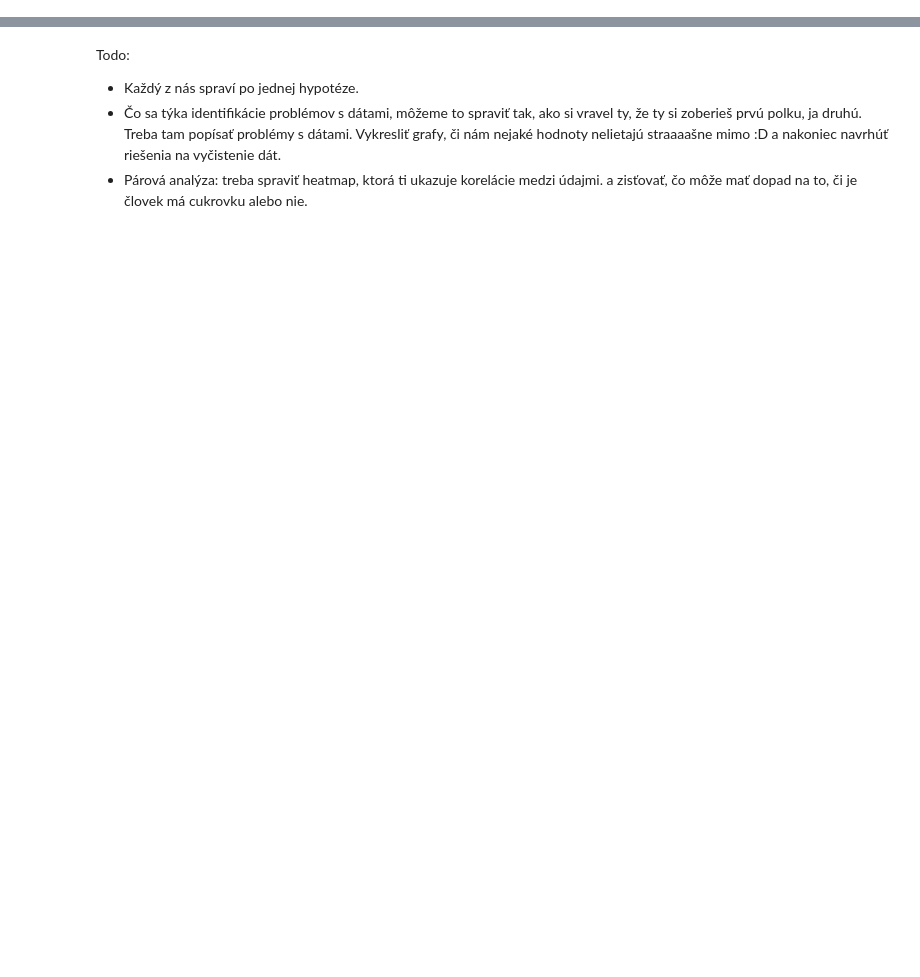
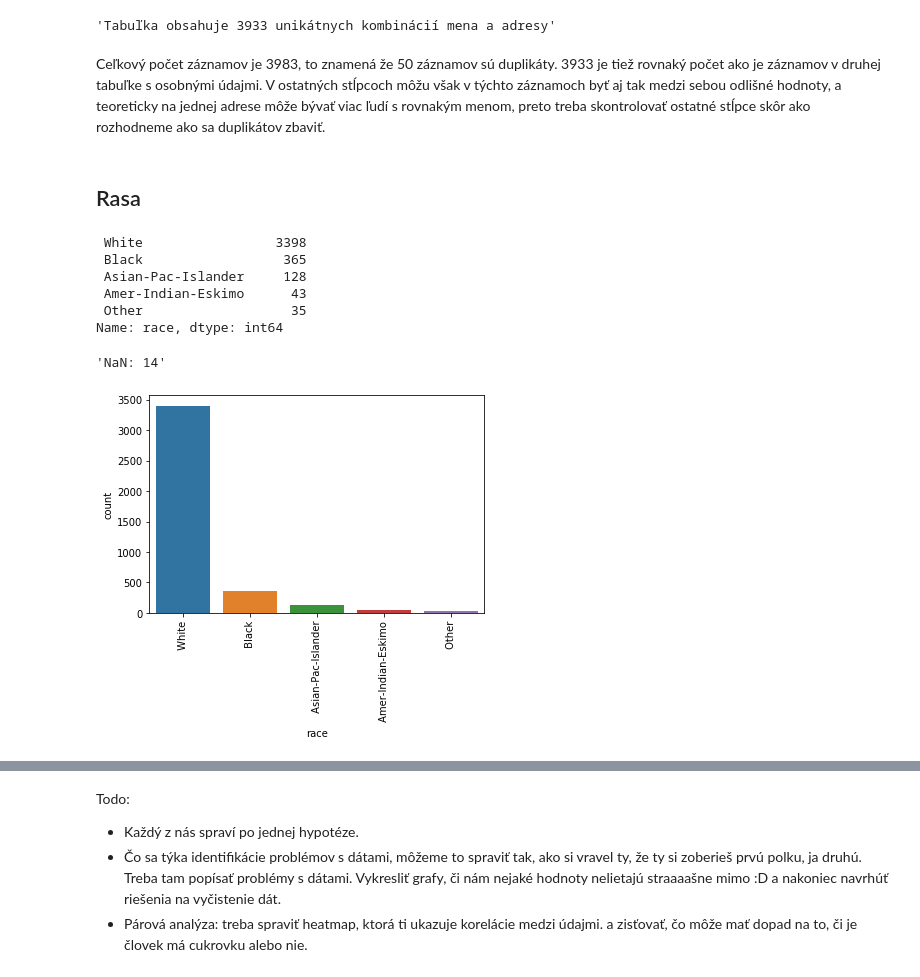
Before and after one commit to Gugliar/IAU-projekt, a Jupyter notebook: IAU_Tibensky_Jedinak.ipynb, the cells around one changed output, grey strips where cells are left out. Drawn from its saved outputs; the diff is of its cells as text; code cells hidden in the pictures; blank space fills up the shorter version.

```diff
--- a/IAU_Tibensky_Jedinak.ipynb
+++ b/IAU_Tibensky_Jedinak.ipynb
@@ -1,10 +4,17 @@
 # %%
 import pandas as pd
-import matplotlib
+import matplotlib as mpl
 import seaborn as sns
 import statsmodels.api as sm
 import statsmodels.stats.api as sms
 import scipy.stats as stats
+import numpy as np
+
 from sklearn import preprocessing
-dataset = pd.read_csv("22/personal_train.csv")
-secondDataset = pd.read_csv("22/other_train.csv")
+from IPython.display import display
+
+pd.options.display.max_colwidth=100
+pd.set_option("display.max_columns", None)
+
+personal_data = pd.read_csv("data/personal_train.csv", index_col=0)
+data = pd.read_csv("data/other_train.csv", index_col=0)
@@ -55,0 +191,24 @@ A taktiež o ich zdravotnom stave:
+# %%
+"Tabuľka obsahuje "+str(len(data[["name","address"]].drop_duplicates()))+" unikátnych kombinácií mena a adresy"
+# %% [output]
+'Tabuľka obsahuje 3933 unikátnych kombinácií mena a adresy'
+# %% [markdown]
+Ceľkový počet záznamov je 3983, to znamená že 50 záznamov sú duplikáty. 3933 je tiež rovnaký počet ako je záznamov v druhej tabuľke s osobnými údajmi. V ostatných stĺpcoch môžu však v týchto záznamoch byť aj tak medzi sebou odlišné hodnoty, a teoreticky na jednej adrese môže bývať viac ľudí s rovnakým menom, preto treba skontrolovať ostatné stĺpce skôr ako rozhodneme ako sa duplikátov zbaviť.
+# %% [markdown]
+## Rasa
+# %%
+display(data.race.value_counts())
+
+mpl.pyplot.xticks(rotation=90)
+sns.barplot(x="race", y="count", data=data.race.value_counts().rename("count").rename_axis("race").reset_index())
+
+"NaN: "+str(data.race.isnull().sum())
+# %% [output]
+ White                 3398
+ Black                  365
+ Asian-Pac-Islander     128
+ Amer-Indian-Eskimo      43
+ Other                   35
+Name: race, dtype: int64
+'NaN: 14'
+[figure, added]
```
Also changed, not shown: parts of 29 cells of this notebook, 1 other file.
